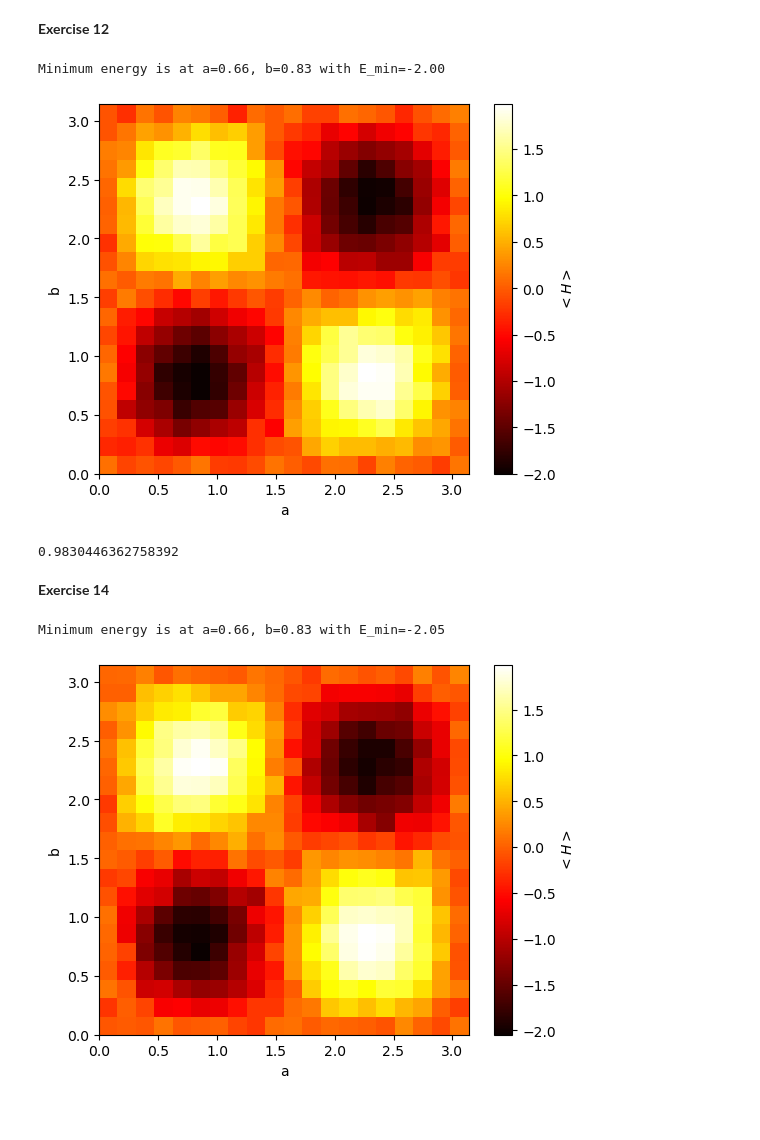
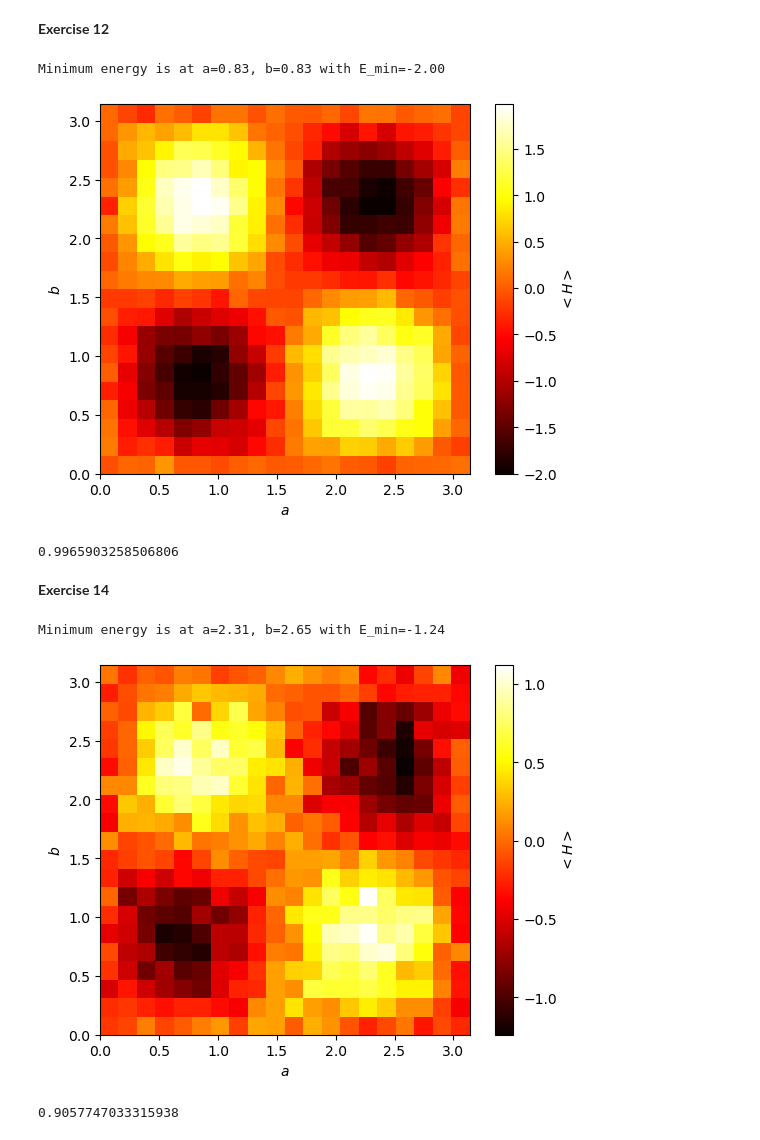
Before and after one commit to danielortmann/qmb-qiskit, a Jupyter notebook: day1.ipynb, the cells around one changed output. Cells and saved outputs as stored; diff of their text form; code cells hidden in the pictures.

```diff
--- a/day1.ipynb
+++ b/day1.ipynb
@@ -203,7 +204,7 @@ Interestingly, Vigor seems to be quite resistant against decoherence effects.
 # %% [markdown]
 **Exercise 8**
 # %%
-def measure(basis: str, circ, qubit, bit):
+def measure(circ, basis: str, qubit, bit):
     assert basis in ['x', 'y', 'z']
     if basis=='y':
         circ.sdg(qubit)
@@ -307,9 +353,13 @@ plot_αβ_time_evolution_from_tomography(ts, dt, w, w0, w1, plot_rwa=True)
 **Exercise 11**
 # %%
 def prepare_trial(a, b):
-    circ = QuantumCircuit(2, 1)
+    circ = QuantumCircuit(2, 2)
     circ.rzx(-2*b, 0, 1)
     circ.rzx(-2*b, 1, 0)
     circ.rz(-2*a, 0)
     circ.rz(-2*a, 1)
     return circ
+# %%
+a, b = Parameter('a'), Parameter('b')
+circ =prepare_trial(a, b)
+circ.draw(output='mpl')
@@ -318,15 +370,33 @@ def prepare_trial(a, b):
 # %%
 def grid_search(a_grid, b_grid, noise=None, shots=100):
 
-    observable = SparsePauliOp.from_list([("XZ", -1), ("ZX", -1)])
+    # observable = SparsePauliOp.from_list([("XZ", -1), ("ZX", -1)])
 
     energies = np.zeros((len(a_grid), len(a_grid)))
     for i, a in enumerate(a_grid):
         for j, b in enumerate(b_grid):
 
-            circ = prepare_trial(a, b)
-            estimator = Estimator()
-            energy = estimator.run(circ, observable, noise=noise, shots=shots).result().values
+            circ_xz = prepare_trial(a, b)
+            circ_zx =  circ_xz.copy()
+
+            measure(circ_xz, 'x', 0, 0)
+            measure(circ_xz, 'z', 1, 1)
+            sim = AerSimulator(noise_model=noise)
+            counts = sim.run(circ_xz, shots=shots).result().get_counts(circ_xz)
+            xz = (counts.get('00', 0) + counts.get('11', 0) - counts.get('10', 0) - counts.get('01', 0)) / shots
+
+            measure(circ_zx, 'x', 1, 1)
+            measure(circ_zx, 'z', 0, 0)
+            sim = AerSimulator(noise_model=noise)
+            counts = sim.run(circ_zx, shots=shots).result().get_counts(circ_zx)
+            zx = (counts.get('00', 0) + counts.get('11', 0) - counts.get('10', 0) - counts.get('01', 0)) / shots
+
+            energy = - xz -  zx
+
+            # circ = prepare_trial(a, b)
+            # estimator = Estimator()
+            # energy = estimator.run(circ, observable, noise=noise, shots=shots).result().values
+
             energies[i, j] = energy
 
     return energies
@@ -339,47 +409,54 @@ energies = grid_search(a_grid, b_grid)
 fig, ax = plt.subplots(1, 1)
 img = ax.imshow(energies, extent=[0, np.pi, 0, np.pi], origin='lower', cmap='hot')
 plt.colorbar(img, ax=ax, label='$<H>$')
-ax.set_xlabel('a'), ax.set_ylabel('b')
+ax.set_xlabel('$a$'), ax.set_ylabel('$b$')
 
 # find groundstate
 i, j = np.unravel_index(energies.argmin(), energies.shape)
 E_min, a_min, b_min = energies[i, j], a_grid[i], b_grid[j]
 print('Minimum energy is at a=%.2f, b=%.2f with E_min=%.2f'%(a_min, b_min, E_min))
 # %% [output]
-Minimum energy is at a=0.66, b=0.83 with E_min=-2.00
+Minimum energy is at a=0.83, b=0.83 with E_min=-2.00
-[figure, old version]
+[figure, new version]
 # %%
 circ = prepare_trial(a_min, b_min)
 # compare to analytic solution by computing inner product
 exact_groundstate = Statevector(np.array([1, 1, 1, -1])/2)
 np.absolute(Statevector.from_instruction(circ).inner(exact_groundstate))
 # %% [output]
-0.9830446362758392
+0.9965903258506806
 # %% [markdown]
 **Exercise 14**
 # %%
 # configure GAD noise
 noise = NoiseModel()
 γ = 0.1
 p = 0.2
 error = amplitude_damping_error(γ, p)
-noise.add_all_qubit_quantum_error(error, ['measure', 'rz'])
+noise.add_all_qubit_quantum_error(error, ['rz', 'h', 'measure'])
 noise.add_all_qubit_quantum_error(error.tensor(error), ['rzx'])
 
 # run grid search
 a_grid = b_grid = np.linspace(0, np.pi, 20)
 energies = grid_search(a_grid, b_grid, noise=noise)
 
 # plot energy expectation landscape
 fig, ax = plt.subplots(1, 1)
 img = ax.imshow(energies, extent=[0, np.pi, 0, np.pi], origin='lower', cmap='hot')
 plt.colorbar(img, ax=ax, label='$<H>$')
-ax.set_xlabel('a'), ax.set_ylabel('b')
+ax.set_xlabel('$a$'), ax.set_ylabel('$b$')
 
 # find groundstate
 i, j = np.unravel_index(energies.argmin(), energies.shape)
 E_min, a_min, b_min = energies[i, j], a_grid[i], b_grid[j]
 print('Minimum energy is at a=%.2f, b=%.2f with E_min=%.2f'%(a_min, b_min, E_min))
 # %% [output]
-Minimum energy is at a=0.66, b=0.83 with E_min=-2.05
+Minimum energy is at a=2.31, b=2.65 with E_min=-1.24
-[figure, old version]
+[figure, new version]
+# %%
+circ = prepare_trial(a_min, b_min)
+# compare to analytic solution by computing inner product
+exact_groundstate = Statevector(np.array([1, 1, 1, -1])/2)
+np.absolute(Statevector.from_instruction(circ).inner(exact_groundstate))
+# %% [output]
+0.9057747033315938
```
Also changed, not shown: parts of 16 cells of this notebook.
